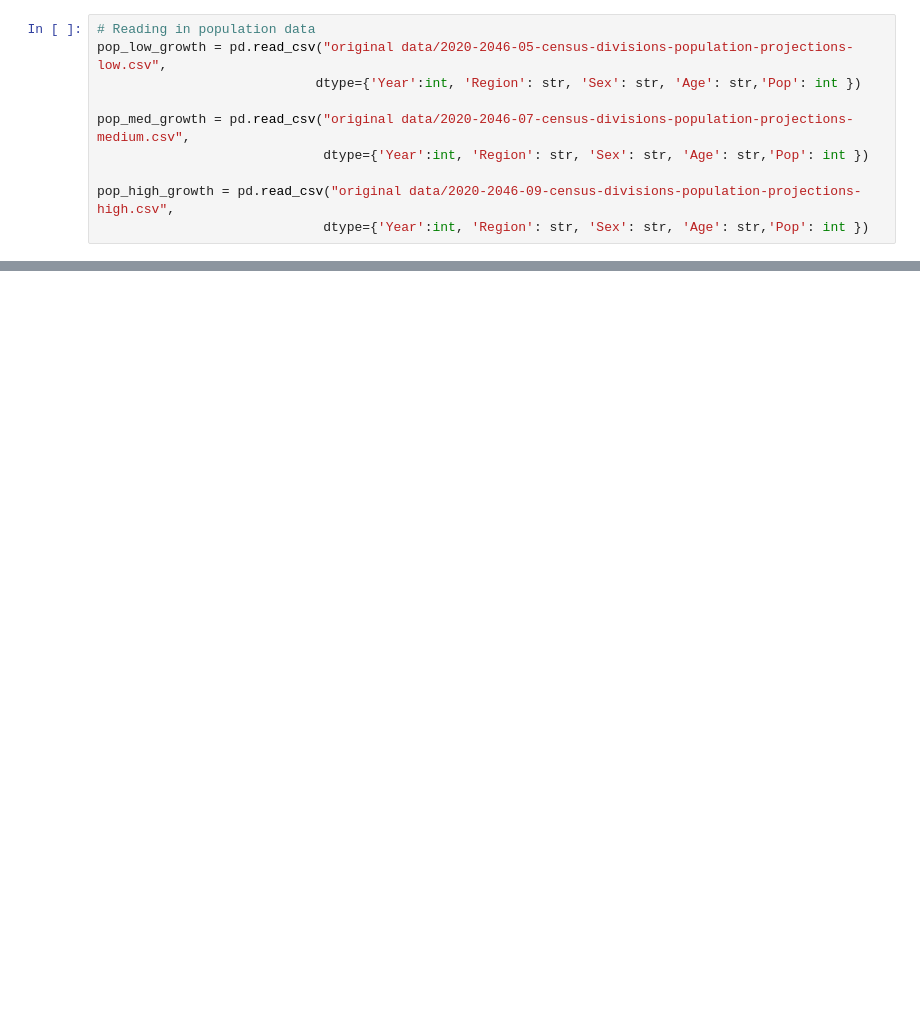
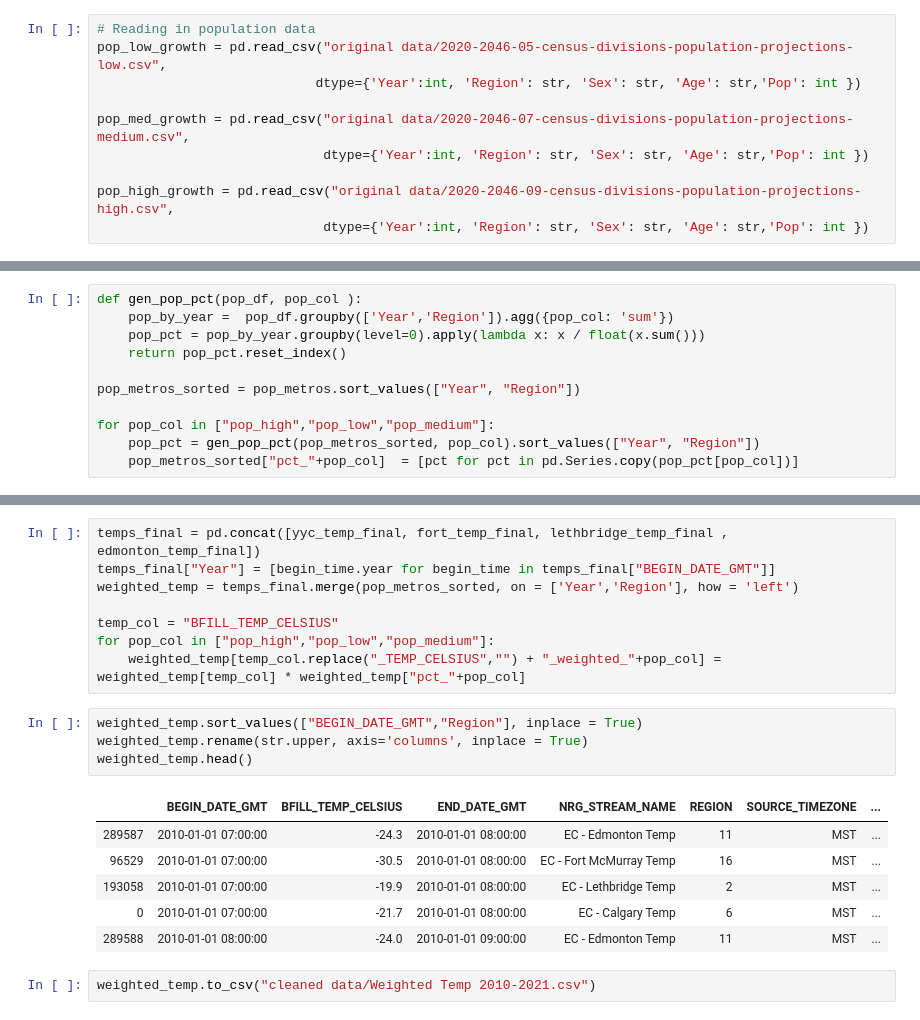
Before and after one commit to plklinh/ECON599_Team1_AlbertaElectricityConsumption, a Jupyter notebook: Cleaning2_Temperatures.ipynb, the cells around one changed output, grey strips where cells are left out. Drawn from its saved outputs; the diff is of its cells as text; blank space fills up the shorter version.

Commit message:
backfilled temperature and weighted by population

```diff
--- a/Cleaning2_Temperatures.ipynb
+++ b/Cleaning2_Temperatures.ipynb
@@ -130,0 +171,11 @@ pop_metros.head()
+# %%
+def gen_pop_pct(pop_df, pop_col ):
+    pop_by_year =  pop_df.groupby(['Year','Region']).agg({pop_col: 'sum'})
+    pop_pct = pop_by_year.groupby(level=0).apply(lambda x: x / float(x.sum()))
+    return pop_pct.reset_index()
+
+pop_metros_sorted = pop_metros.sort_values(["Year", "Region"])
+
+for pop_col in ["pop_high","pop_low","pop_medium"]:
+    pop_pct = gen_pop_pct(pop_metros_sorted, pop_col).sort_values(["Year", "Region"])
+    pop_metros_sorted["pct_"+pop_col]  = [pct for pct in pd.Series.copy(pop_pct[pop_col])]
@@ -130,0 +204,21 @@ pop_metros.head()
+# %%
+temps_final = pd.concat([yyc_temp_final, fort_temp_final, lethbridge_temp_final , edmonton_temp_final])
+temps_final["Year"] = [begin_time.year for begin_time in temps_final["BEGIN_DATE_GMT"]]
+weighted_temp = temps_final.merge(pop_metros_sorted, on = ['Year','Region'], how = 'left')
+
+temp_col = "BFILL_TEMP_CELSIUS"
+for pop_col in ["pop_high","pop_low","pop_medium"]:
+    weighted_temp[temp_col.replace("_TEMP_CELSIUS","") + "_weighted_"+pop_col] = weighted_temp[temp_col] * weighted_temp["pct_"+pop_col]
+# %%
+weighted_temp.sort_values(["BEGIN_DATE_GMT","Region"], inplace = True)
+weighted_temp.rename(str.upper, axis='columns', inplace = True)
+weighted_temp.head()
+# %% [output]
+|  | BEGIN_DATE_GMT | BFILL_TEMP_CELSIUS | END_DATE_GMT | NRG_STREAM_NAME | REGION | SOURCE_TIMEZONE | ... |
+| 289587 | 2010-01-01 07:00:00 | -24.3 | 2010-01-01 08:00:00 | EC - Edmonton Temp | 11 | MST | ... |
+| 96529 | 2010-01-01 07:00:00 | -30.5 | 2010-01-01 08:00:00 | EC - Fort McMurray Temp | 16 | MST | ... |
+| 193058 | 2010-01-01 07:00:00 | -19.9 | 2010-01-01 08:00:00 | EC - Lethbridge Temp | 2 | MST | ... |
+| 0 | 2010-01-01 07:00:00 | -21.7 | 2010-01-01 08:00:00 | EC - Calgary Temp | 6 | MST | ... |
+| 289588 | 2010-01-01 08:00:00 | -24.0 | 2010-01-01 09:00:00 | EC - Edmonton Temp | 11 | MST | ... |
+# %%
+weighted_temp.to_csv("cleaned data/Weighted Temp 2010-2021.csv")
```
Also changed, not shown: parts of 21 cells of this notebook, 3 other files.
